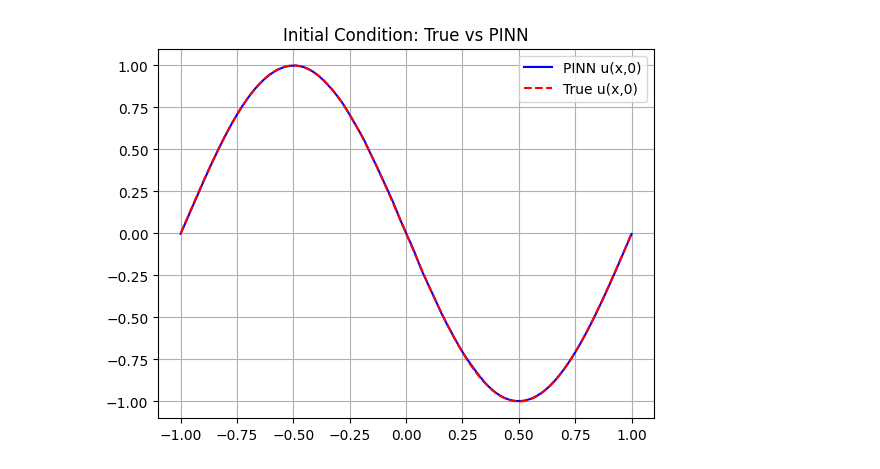
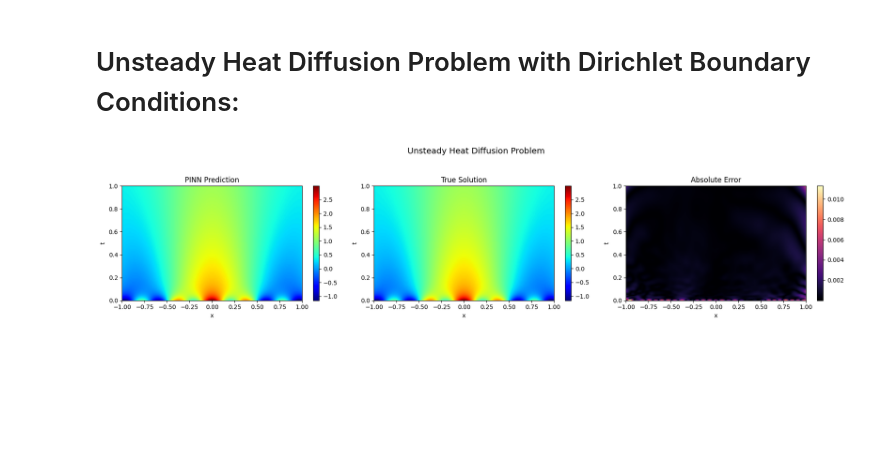
Before and after one commit to madswerngeen/02687---Scientific-Computing-for-differential-equations, a Jupyter notebook: Assignment 2/Exercise_5.ipynb, the cells around one changed output. Cells and saved outputs as stored; diff of their text form; code cells hidden in the pictures; blank space fills up the shorter version.

```diff
--- a/Assignment 2/Exercise_5.ipynb
+++ b/Assignment 2/Exercise_5.ipynb
@@ -140,16 +137,32 @@ plt.show()
-# %%
-# Check initial condition approximation
-x_init = torch.linspace(-1, 1, 200).view(-1, 1).to(device)
-t_init = torch.zeros_like(x_init).to(device)
-
-with torch.no_grad():
-    u_init_pred = model(x_init, t_init).cpu().numpy()
-
-plt.plot(x_init.cpu(), u_init_pred, label='PINN u(x,0)',color='blue')
-plt.plot(x_init.cpu(), u0(x_init.cpu().numpy()), '--', label='True u(x,0)',color ='red')
-plt.legend()
-plt.grid()
-plt.title("Initial Condition: True vs PINN")
-plt.show()
-# %% [output]
-[figure, removed]
+# %% [markdown]
+# Unsteady Heat Diffusion Problem with Dirichlet Boundary Conditions:
+# %%
+epsilon = 0.1
+a = [1,1,1]
+alpha = [1,4,16]
+
+# Define true solution
+def u(x,t):
+  return np.exp(-epsilon*alpha[0]**2*t)*a[0]*np.cos(alpha[0]*x) + np.exp(-epsilon*alpha[1]**2*t)*a[1]*np.cos(alpha[1]*x) + np.exp(-epsilon*alpha[2]**2*t)*a[2]*np.cos(alpha[2]*x)
+
+x_BC_and_IC, t_BC_and_IC, u_BC_and_IC = Training_data(u)
+
+# Initialize model
+model = PINN().to(device)
+optimizer = torch.optim.Adam(model.parameters(), lr=1e-3)
+
+# Loss functions
+def physics_loss(model, x_f, t_f):
+    u = model(x_f, t_f)
+    u_t = torch.autograd.grad(u, t_f, grad_outputs=torch.ones_like(u), create_graph=True)[0]
+    u_x = torch.autograd.grad(u, x_f, grad_outputs=torch.ones_like(u), create_graph=True)[0]
+    u_xx = torch.autograd.grad(u_x, x_f, grad_outputs=torch.ones_like(u_x), create_graph=True)[0]
+    f = u_t -epsilon * u_xx
+    return torch.mean(f**2)
+
+epochs = 10000
+Training_loop(model, optimizer, epochs, boundary_loss, physics_loss, x_BC_and_IC, t_BC_and_IC, u_BC_and_IC)
+
+plot_PINN(u, "Unsteady Heat Diffusion Problem")
+# %% [output]
+[figure, added]
```
Also changed, not shown: parts of 6 cells of this notebook.
